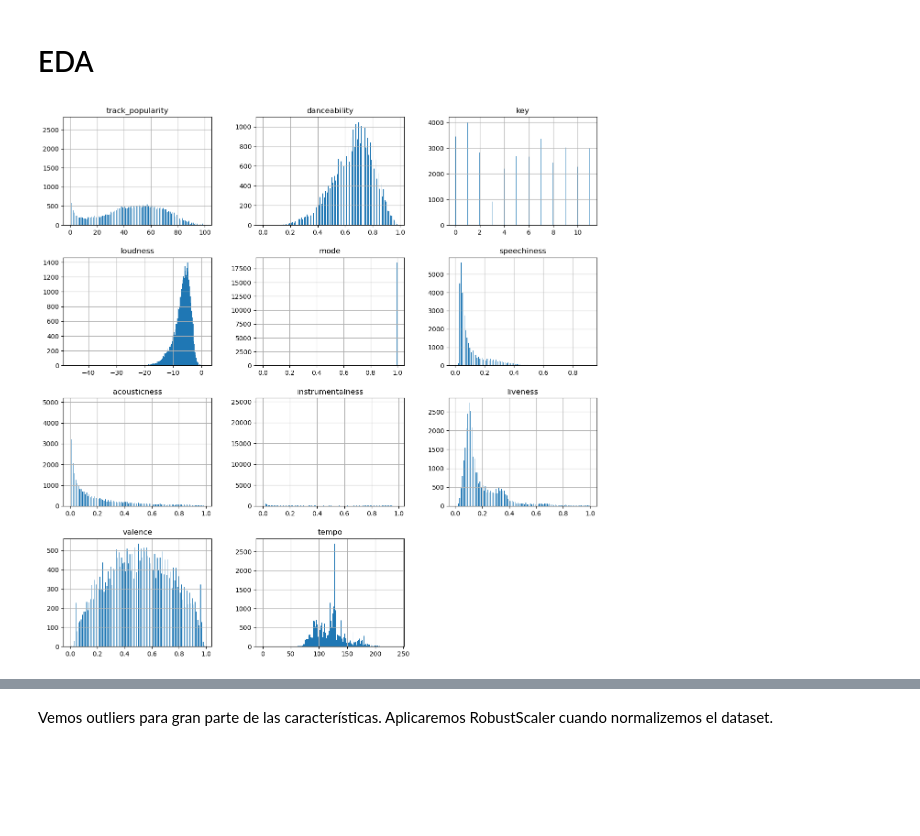
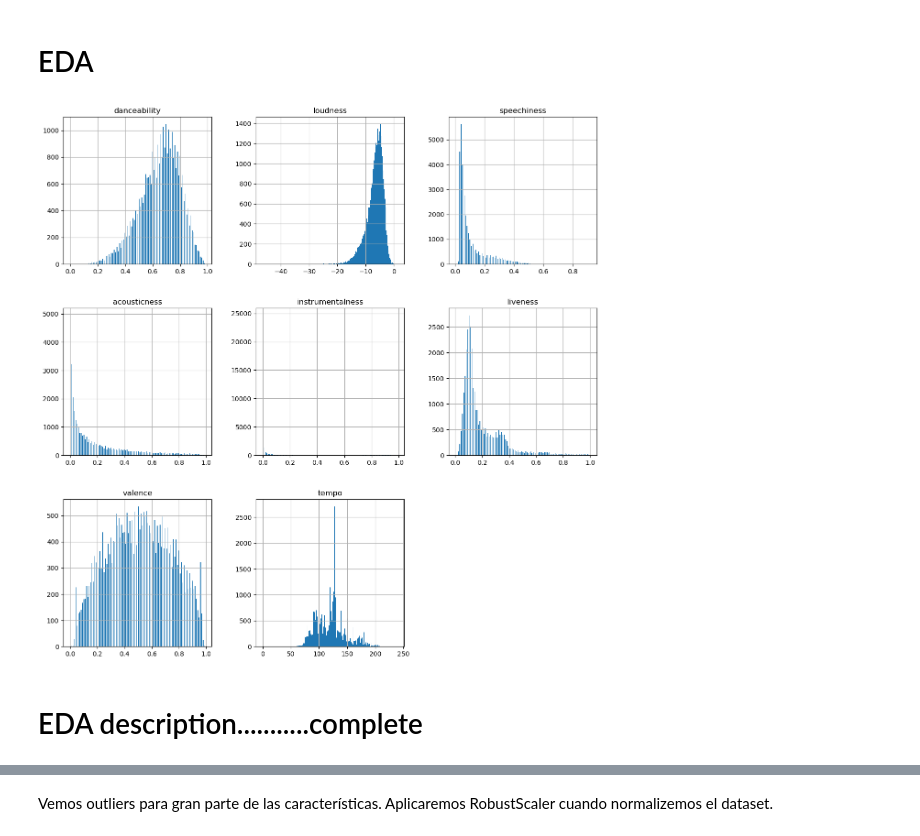
Before and after one commit to Llapi7/Final_Project_It_Academy, a Jupyter notebook: Hit predictor.ipynb, the cells around one changed output, grey strips where cells are left out. Cells and saved outputs as stored; diff of their text form; code cells hidden in the pictures; blank space fills up the shorter version.

```diff
--- a/Hit predictor.ipynb
+++ b/Hit predictor.ipynb
@@ -86,0 +168,2 @@ que el 75% de las muestras tienen una track_popularity inferior a 62
+# %%
+df.dropna(inplace =  True)
@@ -93,6 +195,0 @@ df.shape
-# %%
-#Drop duplicates y new_shape
-
-df['track_id'] = df['track_id'].astype('category')
-df.drop_duplicates(subset=['track_id']). reset_index(drop = True)
-df.shape
@@ -103,10 +195,0 @@ Confirmamos que no hay duplicados, por lo menos en cuanto a track_id
-# %%
-#df.convert_dtypes()
-
-df.convert_dtypes()
-
-# Nos quedamos solo con Year para la columna 'track_album_release_date'
-
-df['track_album_release_date'] = pd.to_datetime(df['track_album_release_date'])
-df['track_album_release_year'] = df['track_album_release_date'].dt.year
-df.info()
@@ -134,7 +212,7 @@ Para las variables categóricas que finalmente conservemos aplicaremos Label Enc
 # %% [markdown]
  Vamos a eliminar las columnas innecesarias para este estudio: track_id (0), track_name (1), track_artist (2), track_album_id(4),track_album_name (5), track_album_release_date (6)  playlist_name (7),playlist_id (8), playlist_genre (9) playlist_subgenre (10) ,duration_ms (22), track_album_release_year  (23)
 # %%
-df = df.drop(df.columns[[0,1,2,4,5,6,7,8,9,10,12,22,23]], axis= 1 )
+df = df.drop(df.columns[[0,1,2,4,5,6,7,8,9,10,12,22]], axis= 1 )
 df = df.round(decimals = 2)
 # %%
 df.info()
@@ -160,10 +238,14 @@ memory usage: 2.8 MB
 # %% [markdown]
 # EDA
 # %%
-df.hist(figsize = (15,15), bins = 200)
+columns_numericas = df.select_dtypes(include=[ 'float64'])
+
+df.hist(column = columns_numericas.columns, figsize = (15,15), bins = 200)
 plt.show()
 # %% [output]
-[figure, old version]
+[figure, new version]
+# %% [markdown]
+# EDA description...........complete
 # %%
 # Veamos si existen outliers visualmente
 
```
Also changed, not shown: parts of 92 cells of this notebook.
